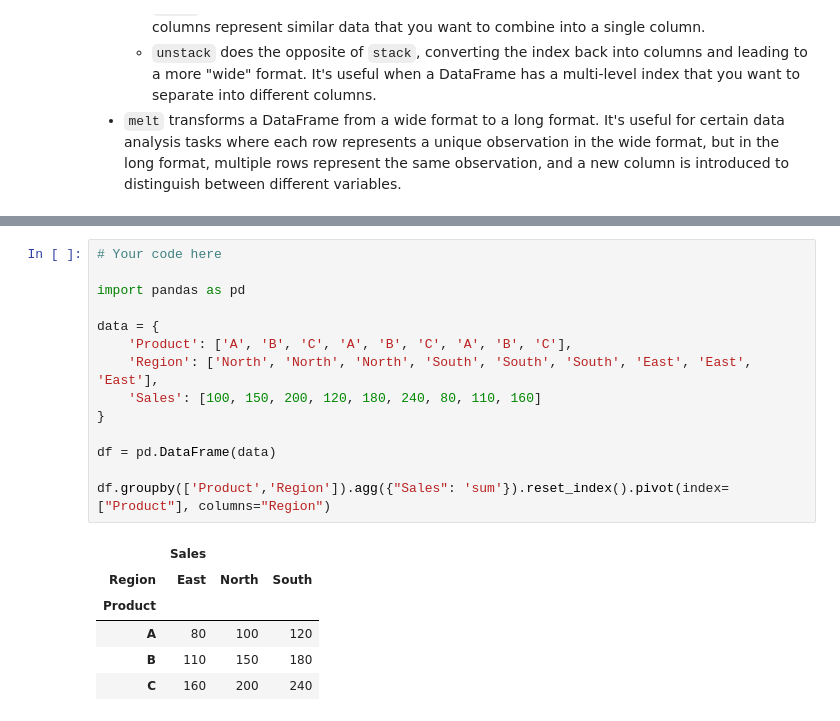
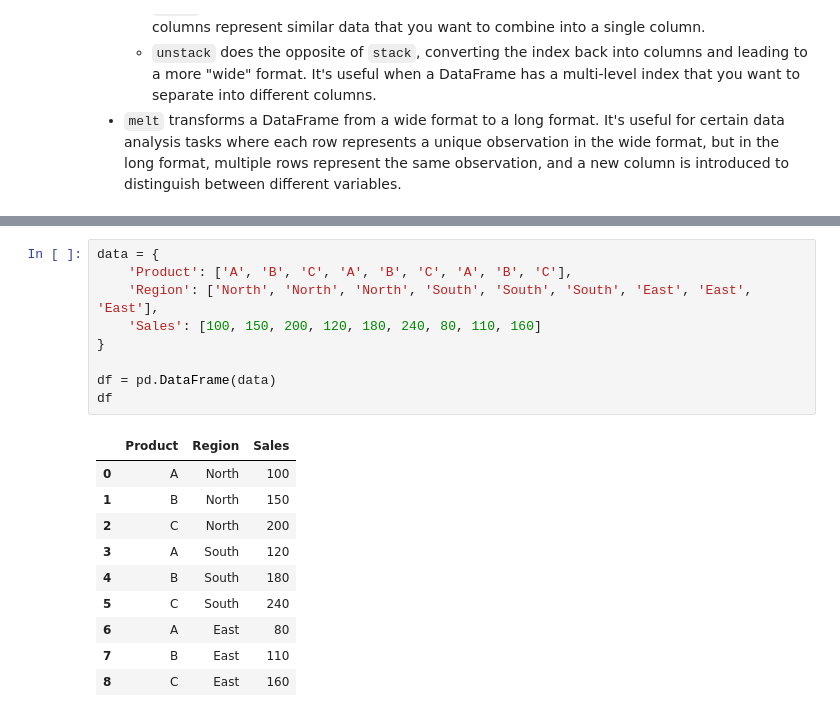
Before and after one commit to MileRoss/data_analytics_with_python_sql, a Jupyter notebook: w2_data_wrangling_and_retrieval/2.3_combining_structuring_data.ipynb, the cells around one changed output, grey strips where cells are left out. Cells and saved outputs as stored; diff of their text form.

````diff
--- a/w2_data_wrangling_and_retrieval/2.3_combining_structuring_data.ipynb
+++ b/w2_data_wrangling_and_retrieval/2.3_combining_structuring_data.ipynb
@@ -710,23 +533,22 @@ B         110    150    180
 C         160    200    240
 ```
 # %%
-# Your code here
-
-import pandas as pd
-
 data = {
     'Product': ['A', 'B', 'C', 'A', 'B', 'C', 'A', 'B', 'C'],
     'Region': ['North', 'North', 'North', 'South', 'South', 'South', 'East', 'East', 'East'],
     'Sales': [100, 150, 200, 120, 180, 240, 80, 110, 160]
 }
 
 df = pd.DataFrame(data)
-
-df.groupby(['Product','Region']).agg({"Sales": 'sum'}).reset_index().pivot(index=["Product"], columns="Region")
+df
 # %% [output]
-|  | Sales |  |  |
-| Region | East | North | South |
-| Product |  |  |  |
-| A | 80 | 100 | 120 |
-| B | 110 | 150 | 180 |
-| C | 160 | 200 | 240 |
+|  | Product | Region | Sales |
+| 0 | A | North | 100 |
+| 1 | B | North | 150 |
+| 2 | C | North | 200 |
+| 3 | A | South | 120 |
+| 4 | B | South | 180 |
+| 5 | C | South | 240 |
+| 6 | A | East | 80 |
+| 7 | B | East | 110 |
+| 8 | C | East | 160 |
````
Also changed, not shown: parts of 33 cells of this notebook, 37 other files.
